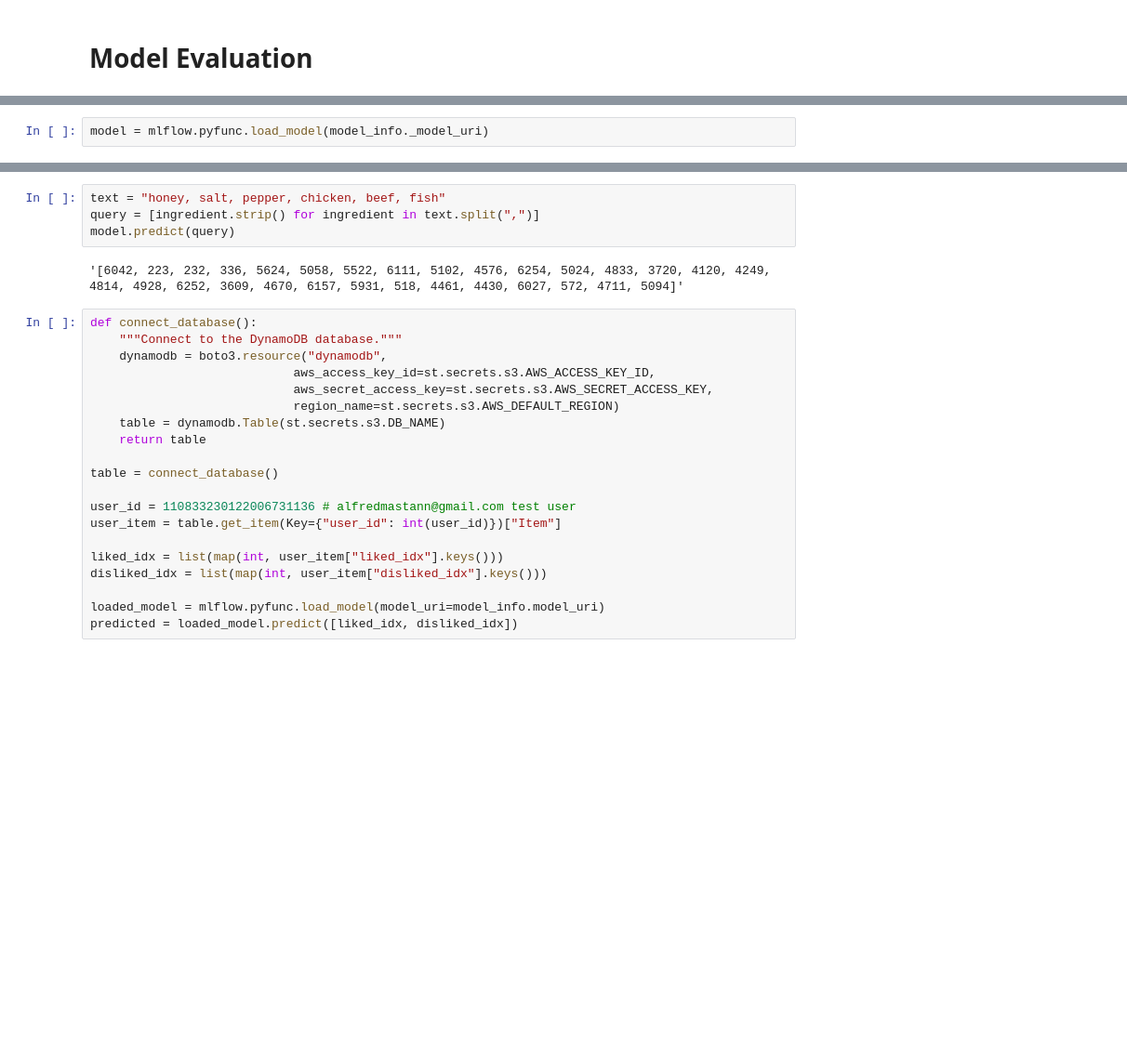
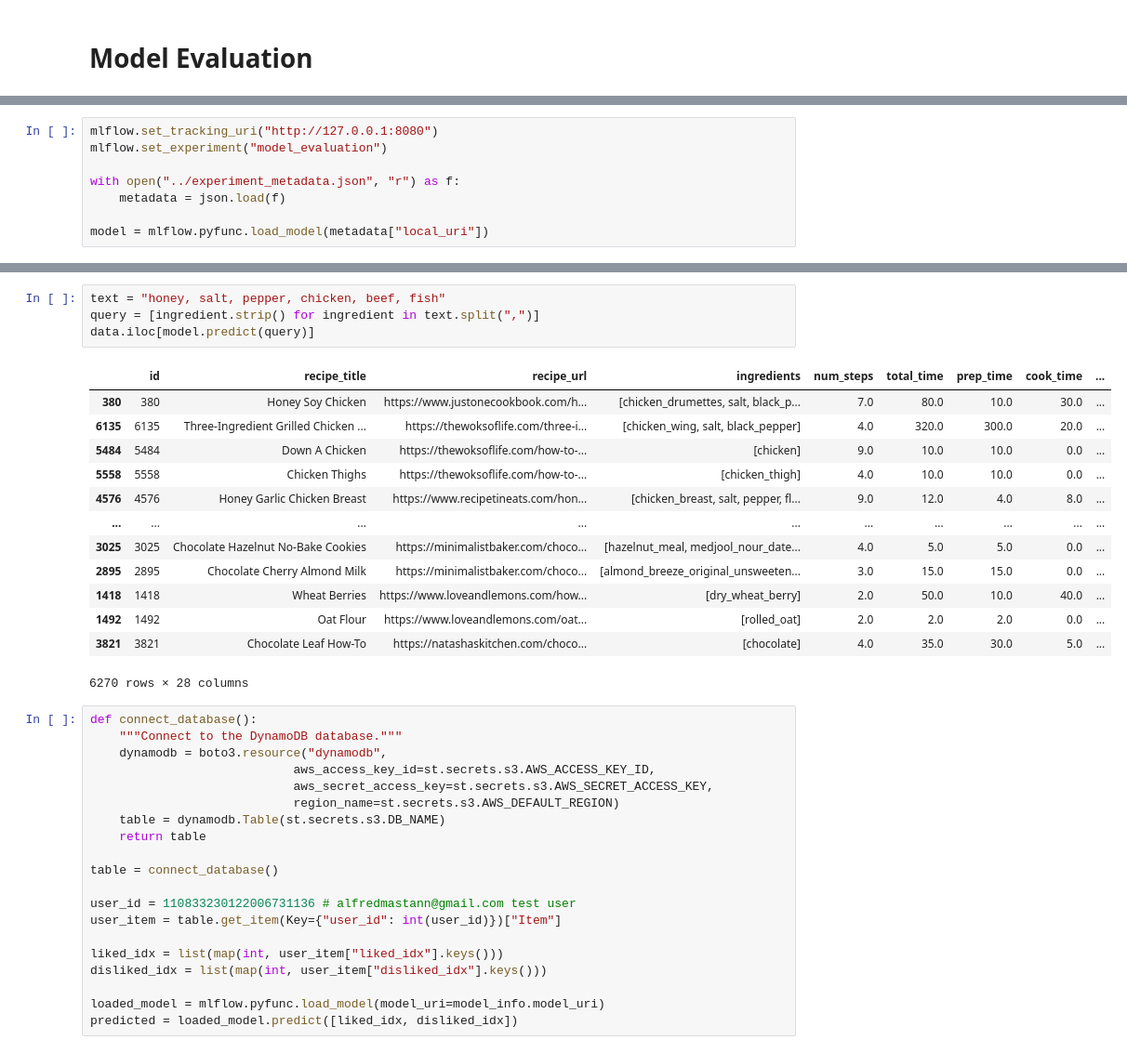
Before and after one commit to alfredmastan/food-recommendation, a Jupyter notebook: notebooks/model_evaluation.ipynb, the cells around one changed output, grey strips where cells are left out. Shown at 93% size. Saved outputs shown, nothing was run; the diff lists cells and outputs as text; blank space fills up the shorter version.

```diff
--- a/notebooks/model_evaluation.ipynb
+++ b/notebooks/model_evaluation.ipynb
@@ -96,2 +48,0 @@ with mlflow.start_run():
-# %%
-model = mlflow.pyfunc.load_model(model_info._model_uri)
@@ -97,0 +65,8 @@ model = mlflow.pyfunc.load_model(model_info._model_uri)
+# %%
+mlflow.set_tracking_uri("http://127.0.0.1:8080")
+mlflow.set_experiment("model_evaluation")
+
+with open("../experiment_metadata.json", "r") as f:
+    metadata = json.load(f)
+
+model = mlflow.pyfunc.load_model(metadata["local_uri"])
@@ -98,9 +75,21 @@ model = mlflow.pyfunc.load_model(model_info._model_uri)
 # %%
 text = "honey, salt, pepper, chicken, beef, fish"
 query = [ingredient.strip() for ingredient in text.split(",")]
-model.predict(query)
+data.iloc[model.predict(query)]
 # %% [output]
+|  | id | recipe_title | recipe_url | ingredients | num_steps | total_time | prep_time | cook_time | ... |
+| 380 | 380 | Honey Soy Chicken | https://www.justonecookbook.com/h... | [chicken_drumettes, salt, black_p... | 7.0 | 80.0 | 10.0 | 30.0 | ... |
+| 6135 | 6135 | Three-Ingredient Grilled Chicken ... | https://thewoksoflife.com/three-i... | [chicken_wing, salt, black_pepper] | 4.0 | 320.0 | 300.0 | 20.0 | ... |
+| 5484 | 5484 | Down A Chicken | https://thewoksoflife.com/how-to-... | [chicken] | 9.0 | 10.0 | 10.0 | 0.0 | ... |
+| 5558 | 5558 | Chicken Thighs | https://thewoksoflife.com/how-to-... | [chicken_thigh] | 4.0 | 10.0 | 10.0 | 0.0 | ... |
+| 4576 | 4576 | Honey Garlic Chicken Breast | https://www.recipetineats.com/hon... | [chicken_breast, salt, pepper, fl... | 9.0 | 12.0 | 4.0 | 8.0 | ... |
+| ... | ... | ... | ... | ... | ... | ... | ... | ... | ... |
+| 3025 | 3025 | Chocolate Hazelnut No-Bake Cookies | https://minimalistbaker.com/choco... | [hazelnut_meal, medjool_nour_date... | 4.0 | 5.0 | 5.0 | 0.0 | ... |
+| 2895 | 2895 | Chocolate Cherry Almond Milk | https://minimalistbaker.com/choco... | [almond_breeze_original_unsweeten... | 3.0 | 15.0 | 15.0 | 0.0 | ... |
+| 1418 | 1418 | Wheat Berries | https://www.loveandlemons.com/how... | [dry_wheat_berry] | 2.0 | 50.0 | 10.0 | 40.0 | ... |
+| 1492 | 1492 | Oat Flour | https://www.loveandlemons.com/oat... | [rolled_oat] | 2.0 | 2.0 | 2.0 | 0.0 | ... |
+| 3821 | 3821 | Chocolate Leaf How-To | https://natashaskitchen.com/choco... | [chocolate] | 4.0 | 35.0 | 30.0 | 5.0 | ... |
-'[6042, 223, 232, 336, 5624, 5058, 5522, 6111, 5102, 4576, 6254, 5024, 4833, 3720, 4120, 4249, 4814, 4928, 6252, 3609, 4670, 6157, 5931, 518, 4461, 4430, 6027, 572, 4711, 5094]'
+6270 rows × 28 columns
 # %%
 def connect_database():
     """Connect to the DynamoDB database."""
```
Also changed, not shown: parts of 8 cells of this notebook, 3 other files.
